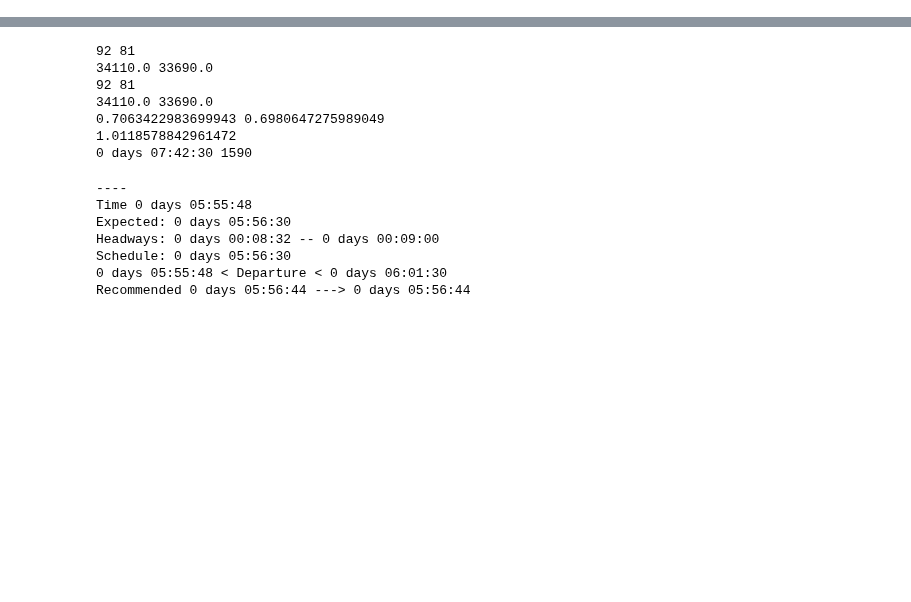
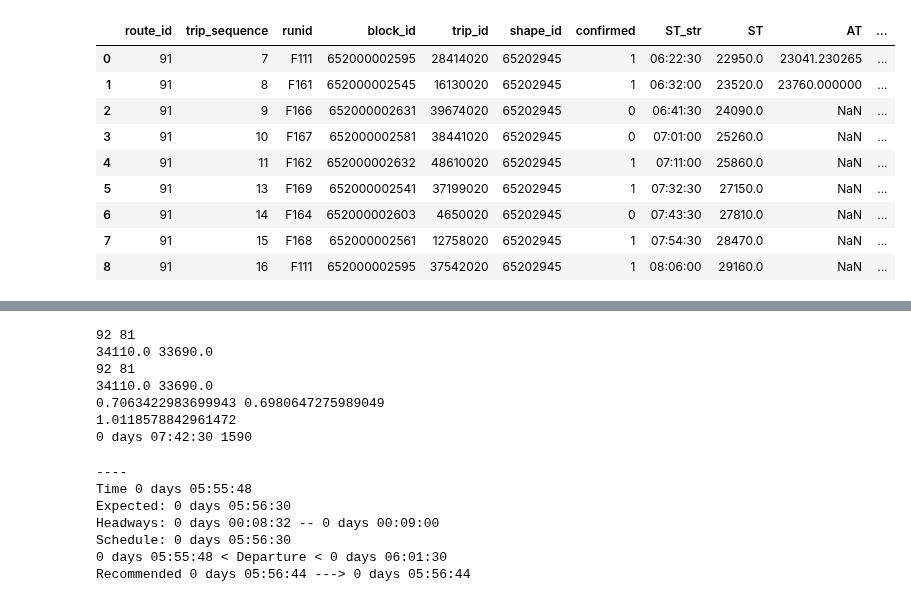
Before and after one commit to joerovar/transit-centric-smart-mobility-system, a Jupyter notebook: src/04_SIMULATION/playground.ipynb, the cells around one changed output, grey strips where cells are left out. Cells and saved outputs as stored; diff of their text form; code cells hidden in the pictures; blank space fills up the shorter version.

```diff
--- a/src/04_SIMULATION/playground.ipynb
+++ b/src/04_SIMULATION/playground.ipynb
@@ -11,6 +11,6 @@ env = FixedSimEnv()
 unique_dates = env.link_times['date'].unique()
 dates = np.random.choice(unique_dates, replace=False, size=3)
 # %%
-next_obs, rew, done, info = env.reset(hist_date=dates[0])
+next_obs, rew, done, info = env.reset(hist_date='2022-11-21')
 print(env.hist_date)
 # %% [output]
@@ -17,0 +18,3 @@ print(env.hist_date)
+# %%
+env, info, n_steps, ref_veh_df, rts_info, borrow_rts = run_di(env, done, debug=True)
+print(td(env.time), n_steps)
@@ -17,0 +23,13 @@ print(env.hist_date)
+# %%
+rts_info['91']
+# %% [output]
+|  | route_id | trip_sequence | runid | block_id | trip_id | shape_id | confirmed | ST_str | ST | AT | ... |
+| 0 | 91 | 7 | F111 | 652000002595 | 28414020 | 65202945 | 1 | 06:22:30 | 22950.0 | 23041.230265 | ... |
+| 1 | 91 | 8 | F161 | 652000002545 | 16130020 | 65202945 | 1 | 06:32:00 | 23520.0 | 23760.000000 | ... |
+| 2 | 91 | 9 | F166 | 652000002631 | 39674020 | 65202945 | 0 | 06:41:30 | 24090.0 | NaN | ... |
+| 3 | 91 | 10 | F167 | 652000002581 | 38441020 | 65202945 | 0 | 07:01:00 | 25260.0 | NaN | ... |
+| 4 | 91 | 11 | F162 | 652000002632 | 48610020 | 65202945 | 1 | 07:11:00 | 25860.0 | NaN | ... |
+| 5 | 91 | 13 | F169 | 652000002541 | 37199020 | 65202945 | 1 | 07:32:30 | 27150.0 | NaN | ... |
+| 6 | 91 | 14 | F164 | 652000002603 | 4650020 | 65202945 | 0 | 07:43:30 | 27810.0 | NaN | ... |
+| 7 | 91 | 15 | F168 | 652000002561 | 12758020 | 65202945 | 1 | 07:54:30 | 28470.0 | NaN | ... |
+| 8 | 91 | 16 | F111 | 652000002595 | 37542020 | 65202945 | 1 | 08:06:00 | 29160.0 | NaN | ... |
```
Also changed, not shown: parts of 16 cells of this notebook, 4 other files.
